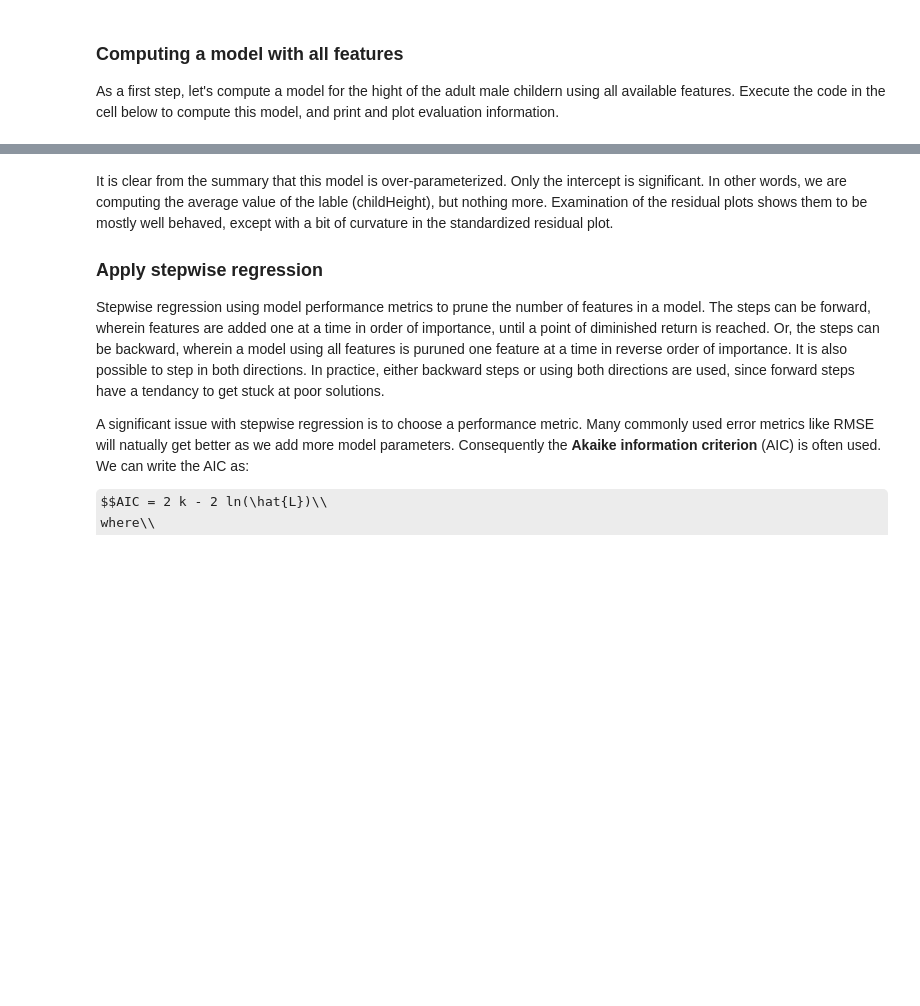
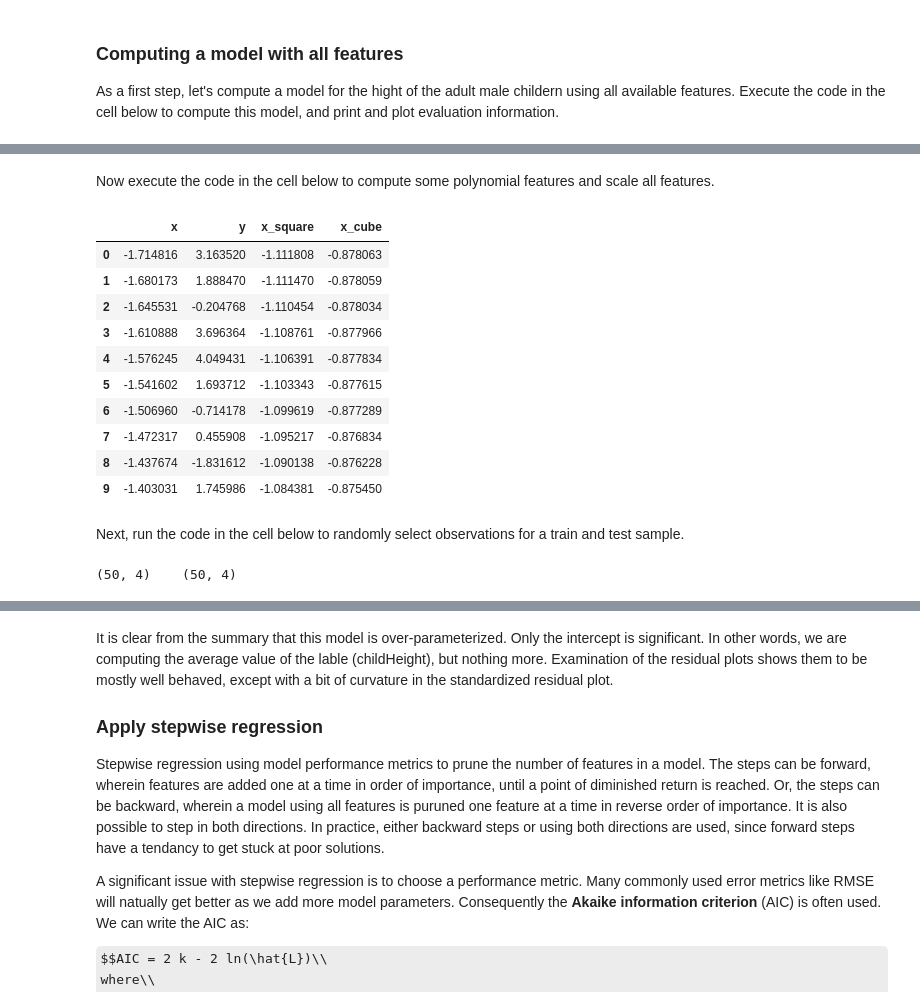
Before and after one commit to StephenElston/DataScience410, a Jupyter notebook: Lecture7/Regression2.ipynb, the cells around one changed output, grey strips where cells are left out. Cells and saved outputs as stored; diff of their text form; code cells hidden in the pictures; some formulas as TeX source; blank space fills up the shorter version.

```diff
--- a/Lecture7/Regression2.ipynb
+++ b/Lecture7/Regression2.ipynb
@@ -169,0 +46,16 @@ Warnings:
+# %%
+# Paramters of generated data
+n_points = 100
+x_start, x_end = 0, 10
+y_sd = 2.0
+
+# Generate data columns
+nr.seed(474747)
+x_data = np.linspace(x_start, x_end, n_points) # The x values
+y_error = np.random.normal(loc=0, scale=y_sd, size=n_points) # The Normally distributed noise
+y_data = x_data + 0.6 * np.square(x_data) + y_error + 1.0 # The y values including an intercept
+
+# Put data in dataframe
+sim_data = pd.DataFrame({'x':x_data, 'y':y_data})
+
+sim_data.head()
@@ -169,0 +69,39 @@ Warnings:
+# %% [markdown]
+Now execute the code in the cell below to compute some polynomial features and scale all features.
+# %%
+# Create a scale function for a column in a pandas df
+def scale(col):
+    mean_col = np.mean(col)
+    sd_col = np.std(col)
+    std = (col - mean_col) / sd_col
+    return std
+
+## Create polynomial features
+sim_data['x_square'] = np.square(sim_data.x)
+sim_data['x_cube'] = np.multiply(sim_data.x, sim_data.x_square)
+
+## Scale the features
+for col in ['x','x_square','x_cube']:
+    sim_data[col] = scale(sim_data[col])
+
+sim_data.head(10)
+# %% [output]
+|  | x | y | x_square | x_cube |
+| 0 | -1.714816 | 3.163520 | -1.111808 | -0.878063 |
+| 1 | -1.680173 | 1.888470 | -1.111470 | -0.878059 |
+| 2 | -1.645531 | -0.204768 | -1.110454 | -0.878034 |
+| 3 | -1.610888 | 3.696364 | -1.108761 | -0.877966 |
+| 4 | -1.576245 | 4.049431 | -1.106391 | -0.877834 |
+| 5 | -1.541602 | 1.693712 | -1.103343 | -0.877615 |
+| 6 | -1.506960 | -0.714178 | -1.099619 | -0.877289 |
+| 7 | -1.472317 | 0.455908 | -1.095217 | -0.876834 |
+| 8 | -1.437674 | -1.831612 | -1.090138 | -0.876228 |
+| 9 | -1.403031 | 1.745986 | -1.084381 | -0.875450 |
+# %% [markdown]
+Next, run the code in the cell below to randomly select observations for a train and test sample.
+# %%
+sim_data_train = sim_data.sample(frac=0.5,random_state=234) #random state is a seed value
+sim_data_test = sim_data.drop(sim_data_train.index)
+print(sim_data_train.shape, '  ', sim_data_test.shape)
+# %% [output]
+(50, 4)    (50, 4)
```
Also changed, not shown: parts of 19 cells of this notebook.
